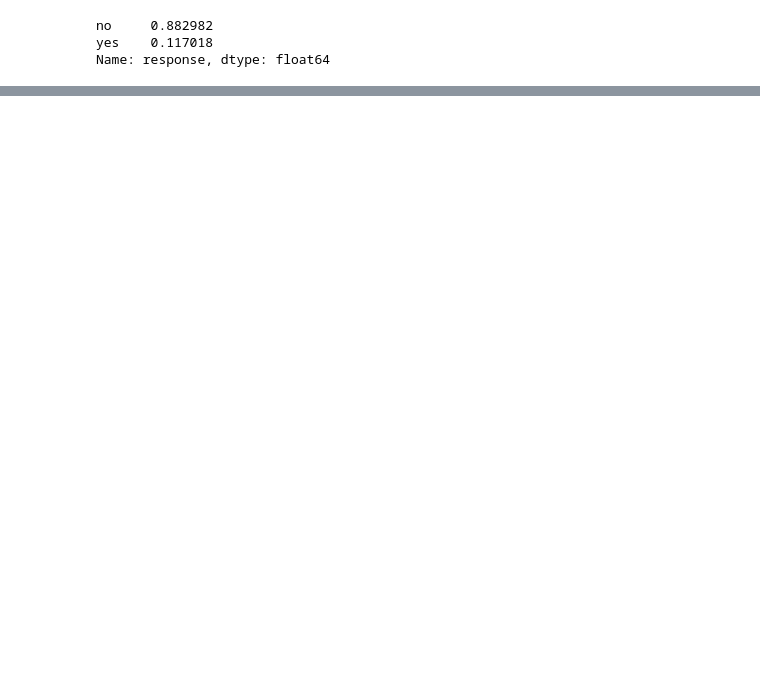
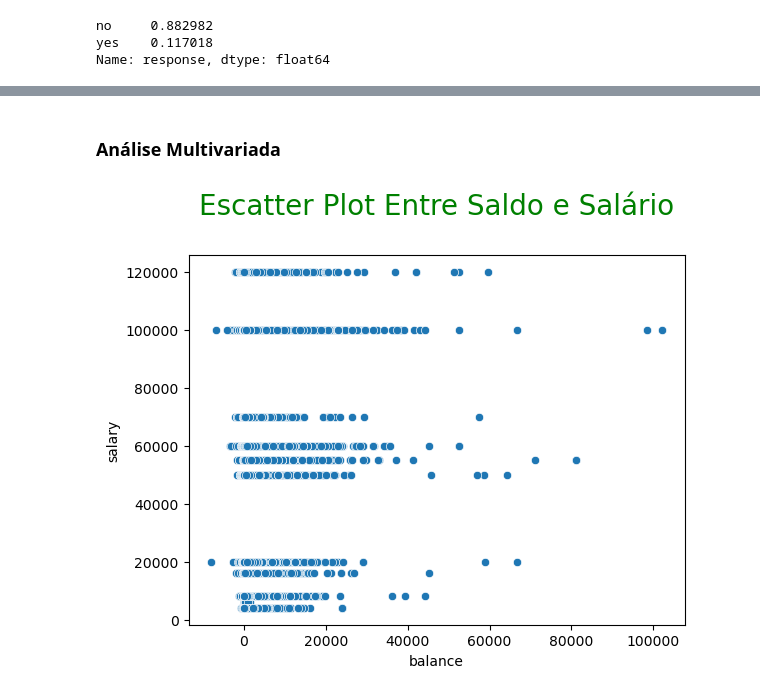
Before and after one commit to durvallins/Analise_de_Dados, a Jupyter notebook: Projeto 4/05 - Tratamento de Valores Ausentes - ESTUDANDO/P4_Solucao.ipynb, the cells around one changed output, grey strips where cells are left out. Cells and saved outputs as stored; diff of their text form; code cells hidden in the pictures; blank space fills up the shorter version.

```diff
--- a/Projeto 4/05 - Tratamento de Valores Ausentes - ESTUDANDO/P4_Solucao.ipynb
+++ b/Projeto 4/05 - Tratamento de Valores Ausentes - ESTUDANDO/P4_Solucao.ipynb
@@ -727,0 +737,9 @@ Name: response, dtype: float64
+# %% [markdown]
+### Análise Multivariada
+# %%
+# Scatter Plot
+sns.scatterplot(x=dataset["balance"], y=dataset["salary"])
+plt.title("Escatter Plot Entre Saldo e Salário\n", fontdict={'fontsize': 20, 'fontweight': 5, 'color': 'Green'})
+plt.show()
+# %% [output]
+[figure, added]
```
Also changed, not shown: parts of 17 cells of this notebook.
